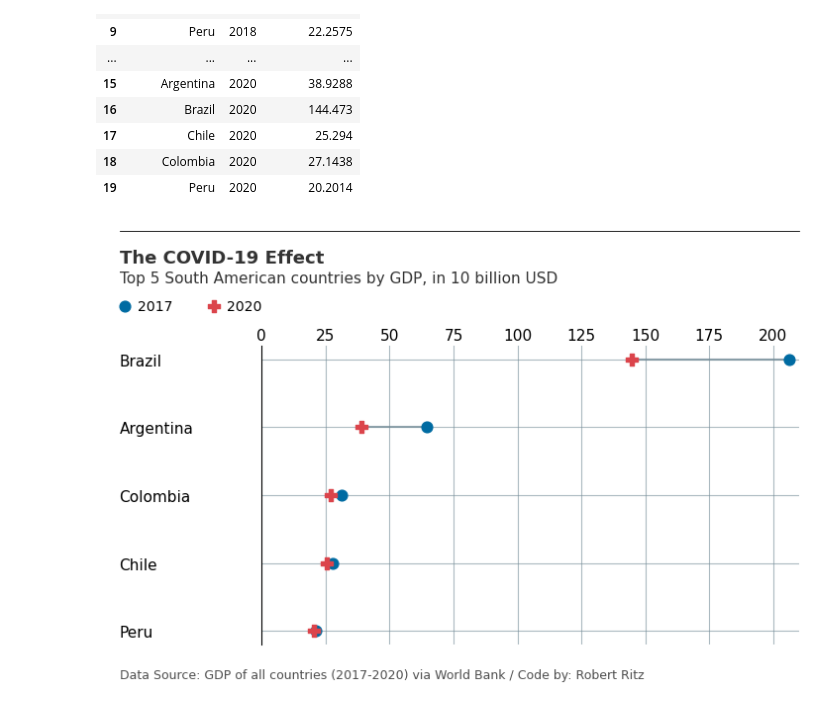
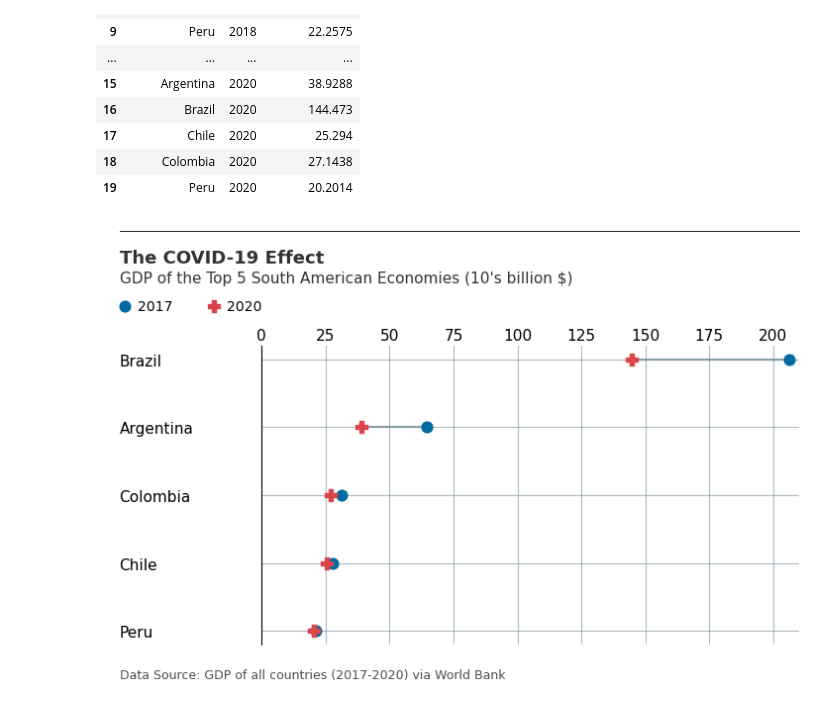
Before and after one commit to carlosperez-dev/latam-dialogue-graphs, a Jupyter notebook: GDP South America.ipynb, the cells around one changed output. Drawn from its saved outputs; the diff is of its cells as text; code cells hidden in the pictures.

Commit message:
Edit graph and credit in code

```diff
--- a/GDP South America.ipynb
+++ b/GDP South America.ipynb
@@ -33,7 +35,7 @@ gdp
 | 186 | Peru | 2.110070e+11 | 2.225750e+11 | 2.284710e+11 | 2.020140e+11 |
 # %%
 years = []
-for year in range(2010,2021):
+for year in range(2017,2021):
     for i in range(5):
         years.append(year)
 # %%
@@ -110,33 +112,33 @@ ax.xaxis.set_tick_params(labeltop=True,      # Put x-axis labels on top
 
 # Reformat y-axis tick labels
 ax.set_yticklabels(gdp_dumbbell.index,       # Set labels again
                    ha = 'left')              # Set horizontal alignment to left
 ax.yaxis.set_tick_params(pad=100,            # Pad tick labels so they don't go over y-axis
                          labelsize=11,       # Set label size
                          bottom=False)       # Set no ticks on bottom/left
 
 # Set Legend
 ax.legend(['2017', '2020'], loc=(-.29,1.09), ncol=2, frameon=False, handletextpad=-.1, handleheight=1)
 
 # Add in line and tag
 ax.plot([-0.08, .9],                 # Set width of line
         [1.17, 1.17],                # Set height of line
         transform=fig.transFigure,   # Set location relative to plot
         clip_on=False,
         color='Black',
         linewidth=.6)
 
 # Add in title and subtitle
 ax.text(x=-0.08, y=1.09, s="The COVID-19 Effect", transform=fig.transFigure, ha='left', fontsize=13, weight='bold', alpha=.8)
-ax.text(x=-0.08, y=1.04, s="Top 5 South American countries by GDP, in 10 billion USD", transform=fig.transFigure, ha='left', fontsize=11, alpha=.8)
+ax.text(x=-0.08, y=1.04, s="GDP of the Top 5 South American Economies (10's billion $)", transform=fig.transFigure, ha='left', fontsize=11, alpha=.8)
 
 # Set source text
-ax.text(x=-0.08, y=0.04, s="""Data Source: GDP of all countries (2017-2020) via World Bank / Code by: Robert Ritz""", transform=fig.transFigure, ha='left', fontsize=9, alpha=.7)
+ax.text(x=-0.08, y=0.04, s="""Data Source: GDP of all countries (2017-2020) via World Bank """, transform=fig.transFigure, ha='left', fontsize=9, alpha=.7)
 
 # Export plot as high resolution PNG
 plt.savefig('images/latamGdpCovid.png',    # Set path and filename
             dpi = 300,                          # Set dots per inch
             bbox_inches="tight",                # Remove extra whitespace around plot
             facecolor='white')                  # Set background color to white
 # %% [output]
-[figure, old version]
+[figure, new version]
```
Also changed, not shown: parts of 1 cell of this notebook, 2 other files.
